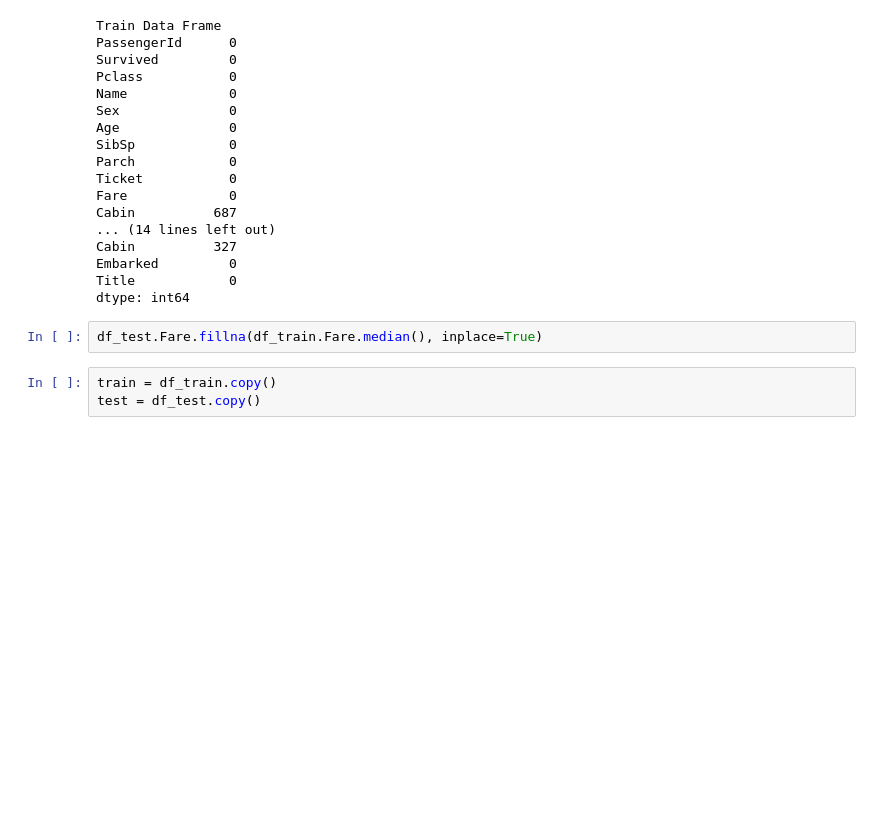
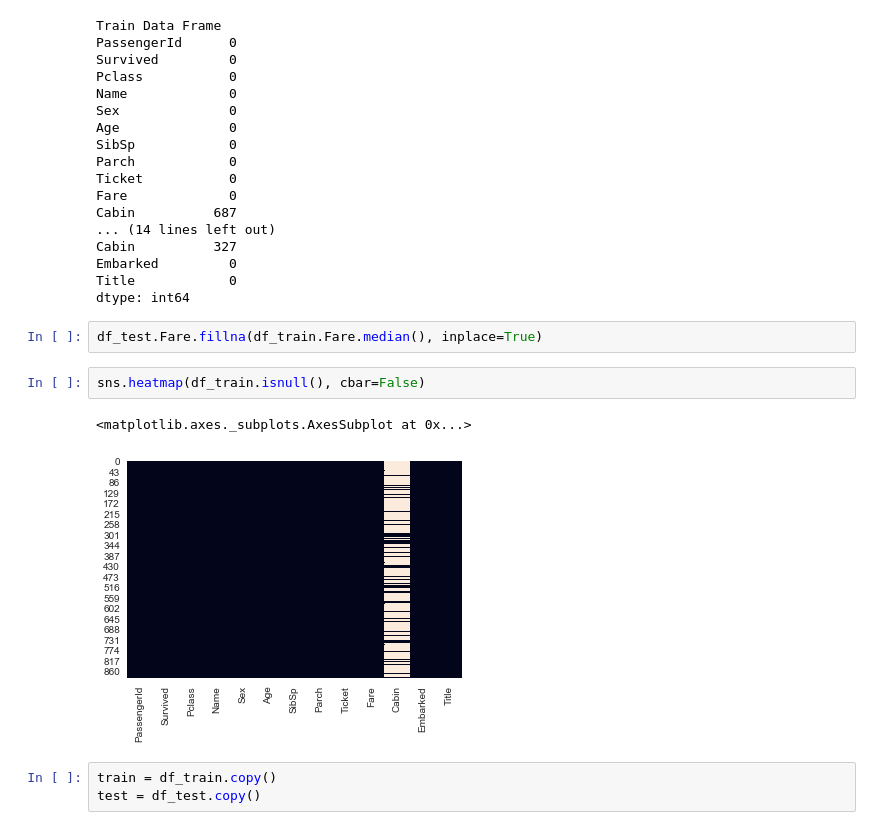
Before and after one commit to xddongx/flexink, a Jupyter notebook: titanic/Newtitanic.ipynb, the cells around one changed output. Cells and saved outputs as stored; diff of their text form; blank space fills up the shorter version.

```diff
--- a/titanic/Newtitanic.ipynb
+++ b/titanic/Newtitanic.ipynb
@@ -228,6 +264,11 @@ Title            0
 dtype: int64
 # %%
 df_test.Fare.fillna(df_train.Fare.median(), inplace=True)
+# %%
+sns.heatmap(df_train.isnull(), cbar=False)
+# %% [output]
+<matplotlib.axes._subplots.AxesSubplot at 0x...>
+[figure, added]
 # %%
 train = df_train.copy()
 test = df_test.copy()
```
Also changed, not shown: parts of 38 cells of this notebook, 15 other files.
